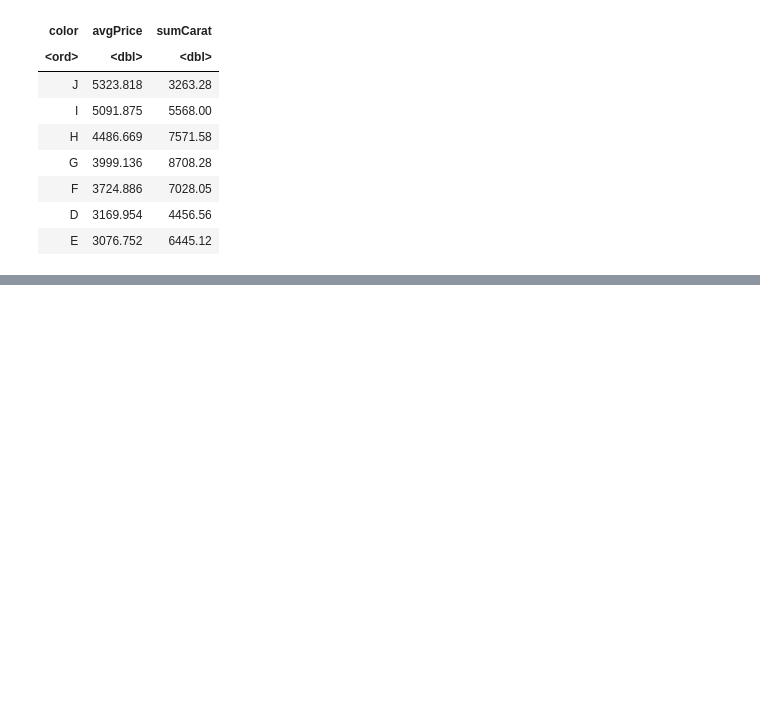
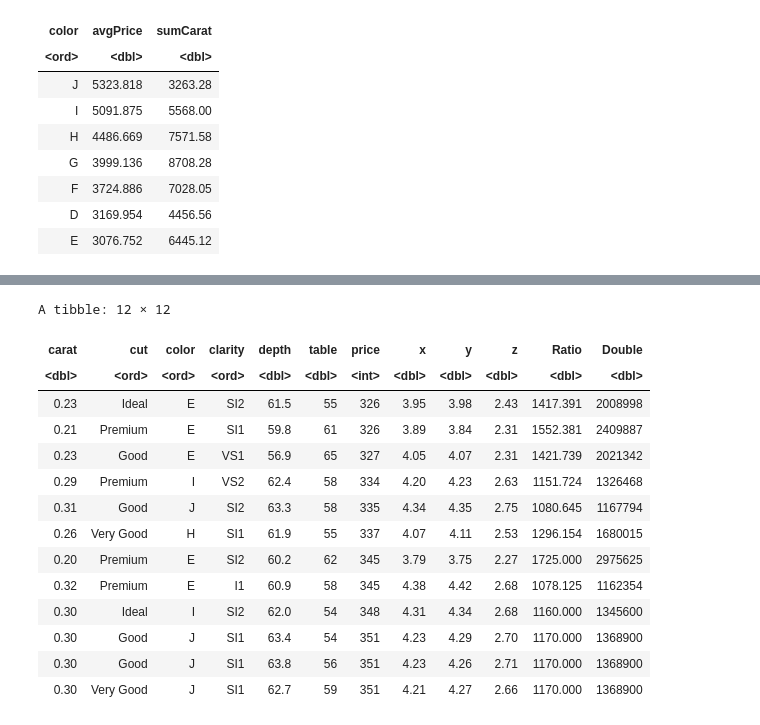
Before and after one commit to gyujin0450/Rstudy, a Jupyter notebook: 303_문제풀기.ipynb, the cells around one changed output, grey strips where cells are left out. Saved outputs shown, nothing was run; the diff lists cells and outputs as text; code cells hidden in the pictures; blank space fills up the shorter version.

```diff
--- a/303_문제풀기.ipynb
+++ b/303_문제풀기.ipynb
@@ -219,0 +375,20 @@ A tibble: 7 × 3
+# %%
+# 1~5행, 8행, 15~20행 데이터 조회
+# diamonds[c(1:5,8,15:20),]
+diamonds %>% slice(1:5,8,15:20)
+# %% [output]
+A tibble: 12 × 12
+| carat | cut | color | clarity | depth | table | price | x | y | z | Ratio | Double |
+| <dbl> | <ord> | <ord> | <ord> | <dbl> | <dbl> | <int> | <dbl> | <dbl> | <dbl> | <dbl> | <dbl> |
+| 0.23 | Ideal | E | SI2 | 61.5 | 55 | 326 | 3.95 | 3.98 | 2.43 | 1417.391 | 2008998 |
+| 0.21 | Premium | E | SI1 | 59.8 | 61 | 326 | 3.89 | 3.84 | 2.31 | 1552.381 | 2409887 |
+| 0.23 | Good | E | VS1 | 56.9 | 65 | 327 | 4.05 | 4.07 | 2.31 | 1421.739 | 2021342 |
+| 0.29 | Premium | I | VS2 | 62.4 | 58 | 334 | 4.20 | 4.23 | 2.63 | 1151.724 | 1326468 |
+| 0.31 | Good | J | SI2 | 63.3 | 58 | 335 | 4.34 | 4.35 | 2.75 | 1080.645 | 1167794 |
+| 0.26 | Very Good | H | SI1 | 61.9 | 55 | 337 | 4.07 | 4.11 | 2.53 | 1296.154 | 1680015 |
+| 0.20 | Premium | E | SI2 | 60.2 | 62 | 345 | 3.79 | 3.75 | 2.27 | 1725.000 | 2975625 |
+| 0.32 | Premium | E | I1 | 60.9 | 58 | 345 | 4.38 | 4.42 | 2.68 | 1078.125 | 1162354 |
+| 0.30 | Ideal | I | SI2 | 62.0 | 54 | 348 | 4.31 | 4.34 | 2.68 | 1160.000 | 1345600 |
+| 0.30 | Good | J | SI1 | 63.4 | 54 | 351 | 4.23 | 4.29 | 2.70 | 1170.000 | 1368900 |
+| 0.30 | Good | J | SI1 | 63.8 | 56 | 351 | 4.23 | 4.26 | 2.71 | 1170.000 | 1368900 |
+| 0.30 | Very Good | J | SI1 | 62.7 | 59 | 351 | 4.21 | 4.27 | 2.66 | 1170.000 | 1368900 |
```
Also changed, not shown: parts of 15 cells of this notebook.
